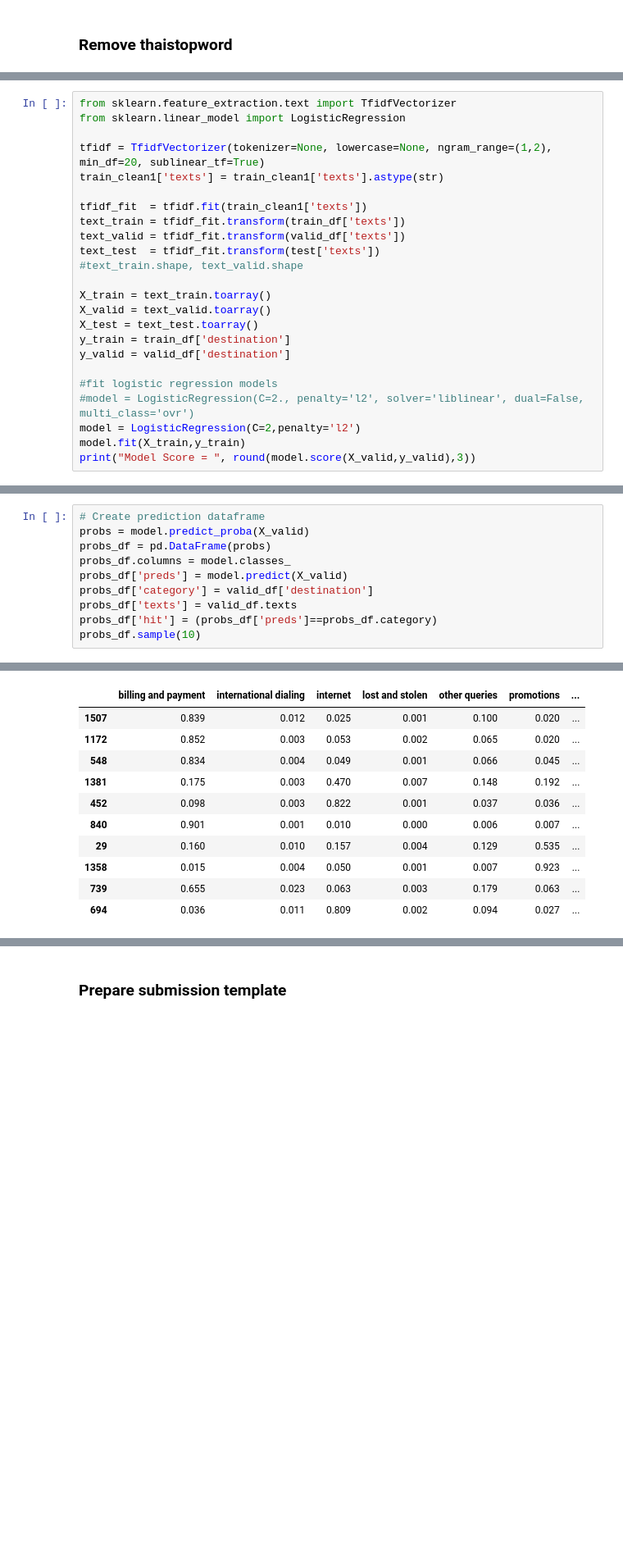
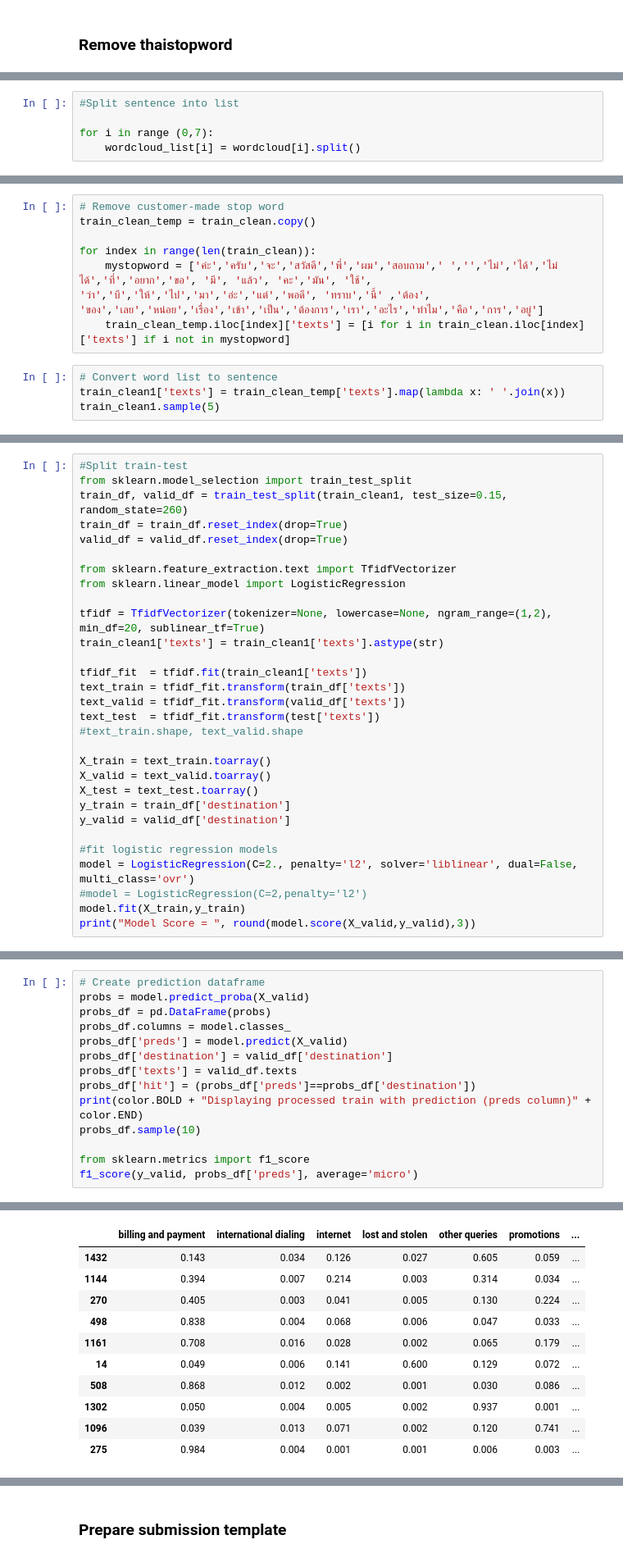
Before and after one commit to jitvimol/sentiment_analysis_vistec, a Jupyter notebook: My_Project.ipynb, the cells around one changed output, grey strips where cells are left out. Shown at 82% size. Drawn from its saved outputs; the diff is of its cells as text; blank space fills up the shorter version.

```diff
--- a/My_Project.ipynb
+++ b/My_Project.ipynb
@@ -308,0 +360,5 @@ Output cut thai_stopwords :  ['ทรูมูฟ', 'ใช้งาน', 'แ
+# %%
+#Split sentence into list
+
+for i in range (0,7):
+    wordcloud_list[i] = wordcloud[i].split()
@@ -337,0 +471,11 @@ valid_df = valid_df.reset_index(drop=True)
+# %%
+# Remove customer-made stop word
+train_clean_temp = train_clean.copy()
+
+for index in range(len(train_clean)):
+    mystopword = ['ค่ะ','ครับ','จะ','สวัสดี','พี่','ผม','สอบถาม',' ','','ไม่','ได้','ไม่ได้','ที่','อยาก','ขอ', 'มี', 'แล้ว', 'คะ','มัน', 'ใช้', 'ว่า','บี','ให้','ไป','มา','อ่ะ','แต่','พอดี', 'ทราบ','นี้' ,'ต้อง', 'ของ','เลย','หน่อย','เรื่อง','เข้า','เป็น','ต้องการ','เรา','อะไร','ทำไม','คือ','การ','อยู่']
+    train_clean_temp.iloc[index]['texts'] = [i for i in train_clean.iloc[index]['texts'] if i not in mystopword]
+# %%
+# Convert word list to sentence
+train_clean1['texts'] = train_clean_temp['texts'].map(lambda x: ' '.join(x))
+train_clean1.sample(5)
@@ -338,4 +489,10 @@ valid_df = valid_df.reset_index(drop=True)
 # %%
+#Split train-test
+from sklearn.model_selection import train_test_split
+train_df, valid_df = train_test_split(train_clean1, test_size=0.15, random_state=260)
+train_df = train_df.reset_index(drop=True)
+valid_df = valid_df.reset_index(drop=True)
+
 from sklearn.feature_extraction.text import TfidfVectorizer
 from sklearn.linear_model import LogisticRegression
 
@@ -355,8 +512,8 @@ y_train = train_df['destination']
 y_valid = valid_df['destination']
 
 #fit logistic regression models
-#model = LogisticRegression(C=2., penalty='l2', solver='liblinear', dual=False, multi_class='ovr')
-model = LogisticRegression(C=2,penalty='l2')
+model = LogisticRegression(C=2., penalty='l2', solver='liblinear', dual=False, multi_class='ovr')
+#model = LogisticRegression(C=2,penalty='l2')
 model.fit(X_train,y_train)
 print("Model Score = ", round(model.score(X_valid,y_valid),3))
 # %% [output]
@@ -368,8 +540,12 @@ probs = model.predict_proba(X_valid)
 probs_df = pd.DataFrame(probs)
 probs_df.columns = model.classes_
 probs_df['preds'] = model.predict(X_valid)
-probs_df['category'] = valid_df['destination']
+probs_df['destination'] = valid_df['destination']
 probs_df['texts'] = valid_df.texts
-probs_df['hit'] = (probs_df['preds']==probs_df.category)
+probs_df['hit'] = (probs_df['preds']==probs_df['destination'])
+print(color.BOLD + "Displaying processed train with prediction (preds column)" + color.END)
 probs_df.sample(10)
+
+from sklearn.metrics import f1_score
+f1_score(y_valid, probs_df['preds'], average='micro')
 # %% [output]
@@ -376,11 +553,11 @@ probs_df.sample(10)
 |  | billing and payment | international dialing | internet | lost and stolen | other queries | promotions | ... |
-| 1507 | 0.839 | 0.012 | 0.025 | 0.001 | 0.100 | 0.020 | ... |
-| 1172 | 0.852 | 0.003 | 0.053 | 0.002 | 0.065 | 0.020 | ... |
-| 548 | 0.834 | 0.004 | 0.049 | 0.001 | 0.066 | 0.045 | ... |
-| 1381 | 0.175 | 0.003 | 0.470 | 0.007 | 0.148 | 0.192 | ... |
-| 452 | 0.098 | 0.003 | 0.822 | 0.001 | 0.037 | 0.036 | ... |
-| 840 | 0.901 | 0.001 | 0.010 | 0.000 | 0.006 | 0.007 | ... |
-| 29 | 0.160 | 0.010 | 0.157 | 0.004 | 0.129 | 0.535 | ... |
-| 1358 | 0.015 | 0.004 | 0.050 | 0.001 | 0.007 | 0.923 | ... |
-| 739 | 0.655 | 0.023 | 0.063 | 0.003 | 0.179 | 0.063 | ... |
-| 694 | 0.036 | 0.011 | 0.809 | 0.002 | 0.094 | 0.027 | ... |
+| 1432 | 0.143 | 0.034 | 0.126 | 0.027 | 0.605 | 0.059 | ... |
+| 1144 | 0.394 | 0.007 | 0.214 | 0.003 | 0.314 | 0.034 | ... |
+| 270 | 0.405 | 0.003 | 0.041 | 0.005 | 0.130 | 0.224 | ... |
+| 498 | 0.838 | 0.004 | 0.068 | 0.006 | 0.047 | 0.033 | ... |
+| 1161 | 0.708 | 0.016 | 0.028 | 0.002 | 0.065 | 0.179 | ... |
+| 14 | 0.049 | 0.006 | 0.141 | 0.600 | 0.129 | 0.072 | ... |
+| 508 | 0.868 | 0.012 | 0.002 | 0.001 | 0.030 | 0.086 | ... |
+| 1302 | 0.050 | 0.004 | 0.005 | 0.002 | 0.937 | 0.001 | ... |
+| 1096 | 0.039 | 0.013 | 0.071 | 0.002 | 0.120 | 0.741 | ... |
+| 275 | 0.984 | 0.004 | 0.001 | 0.001 | 0.006 | 0.003 | ... |
```
Also changed, not shown: parts of 146 cells of this notebook, 2 other files.
